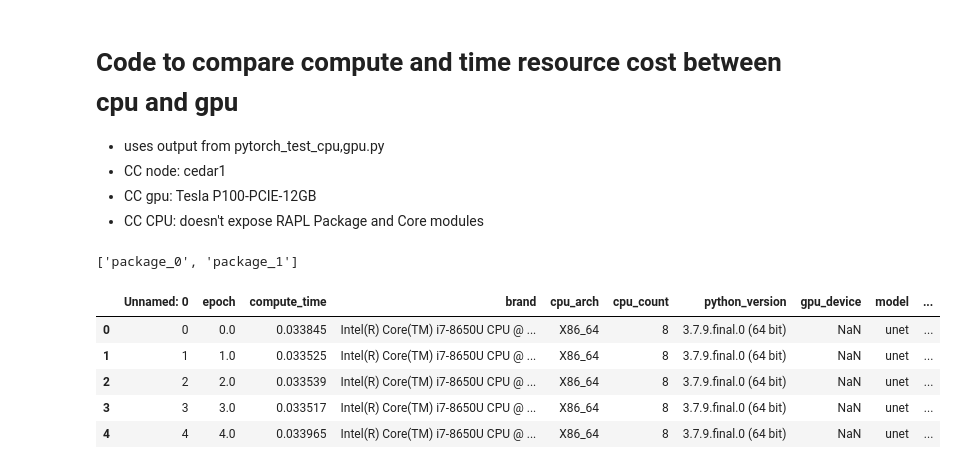
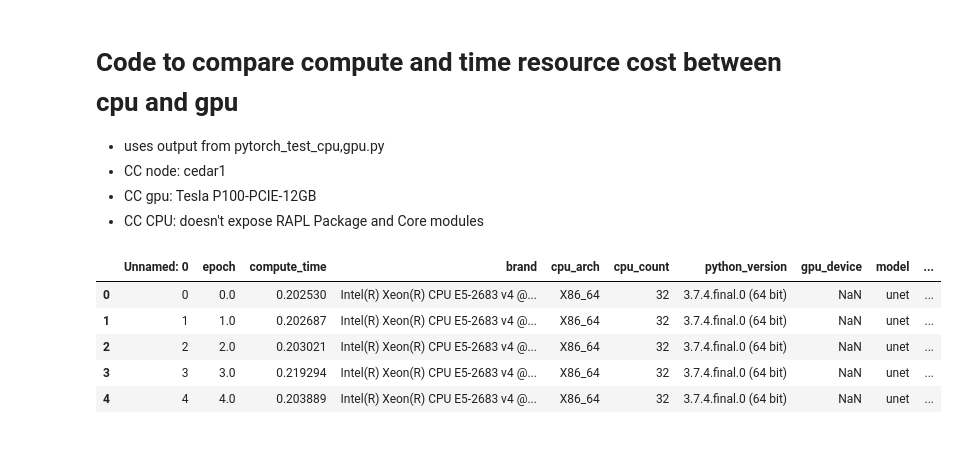
Before and after one commit to neurodatascience/watts_up_compute, a Jupyter notebook: notebooks/5_compare_cpu_gpu.ipynb, the cells around one changed output. Cells and saved outputs as stored; diff of their text form; code cells hidden in the pictures.

```diff
--- a/notebooks/5_compare_cpu_gpu.ipynb
+++ b/notebooks/5_compare_cpu_gpu.ipynb
@@ -15,11 +15,6 @@ import seaborn as sns
 project_dir = '../'
 data_dir = '{}data/'.format(project_dir)
 results_dir = '{}results/'.format(project_dir)
-# %%
-
-matches
-# %% [output]
-['package_0', 'package_1']
 # %%
 def read_flops(f,mode):
     flops_df = pd.read_csv(f)
@@ -38,33 +33,40 @@ def read_joules(f,mode):
 
     joules_df['package_total'] = joules_df[package_cols].sum(axis=1)
     joules_df['dram_total'] = joules_df[dram_cols].sum(axis=1)
+
+    if mode == 'gpu':
+        joules_df['nvidia_total'] = joules_df['nvidia_gpu_0']
+    else:
+        joules_df['nvidia_total'] = 0
+
+    joules_df['process_total'] = joules_df['package_total'] + joules_df['dram_total'] + joules_df['nvidia_total']
     joules_df['mode'] = mode
 
     return joules_df
 # %%
-experiment_names = ['test_run','CC_test_run']
-proc_modes = ['cpu'] #,'gpu']
+experiment_names = ['CC_test_run','CC_test_run_2','CC_test_run_3']
+proc_modes = ['cpu','gpu']
 
-jcols = ['experiment_name','duration','package_total','dram_total','mode']
+jcols = ['experiment_name','mode','duration','package_total','dram_total','nvidia_total','process_total']
 flops_df_concat = pd.DataFrame()
 joules_df_concat = pd.DataFrame()
 for exp_name in experiment_names:
     for proc_mode in proc_modes:
         flops_csv = '{}{}_flops_{}.csv'.format(results_dir,exp_name,proc_mode)
         joules_csv = '{}{}_joules_{}.csv'.format(results_dir,exp_name,proc_mode)
         flops_df = read_flops(flops_csv,proc_mode)
         flops_df['experiment_name'] = exp_name
         joules_df = read_joules(joules_csv,proc_mode)
         joules_df['experiment_name'] = exp_name
         flops_df_concat = flops_df_concat.append(flops_df)
         joules_df_concat = joules_df_concat.append(joules_df[jcols])
 
 
 flops_df_concat.head()
 # %% [output]
 |  | Unnamed: 0 | epoch | compute_time | brand | cpu_arch | cpu_count | python_version | gpu_device | model | ... |
-| 0 | 0 | 0.0 | 0.033845 | Intel(R) Core(TM) i7-8650U CPU @ ... | X86_64 | 8 | 3.7.9.final.0 (64 bit) | NaN | unet | ... |
-| 1 | 1 | 1.0 | 0.033525 | Intel(R) Core(TM) i7-8650U CPU @ ... | X86_64 | 8 | 3.7.9.final.0 (64 bit) | NaN | unet | ... |
-| 2 | 2 | 2.0 | 0.033539 | Intel(R) Core(TM) i7-8650U CPU @ ... | X86_64 | 8 | 3.7.9.final.0 (64 bit) | NaN | unet | ... |
-| 3 | 3 | 3.0 | 0.033517 | Intel(R) Core(TM) i7-8650U CPU @ ... | X86_64 | 8 | 3.7.9.final.0 (64 bit) | NaN | unet | ... |
-| 4 | 4 | 4.0 | 0.033965 | Intel(R) Core(TM) i7-8650U CPU @ ... | X86_64 | 8 | 3.7.9.final.0 (64 bit) | NaN | unet | ... |
+| 0 | 0 | 0.0 | 0.202530 | Intel(R) Xeon(R) CPU E5-2683 v4 @... | X86_64 | 32 | 3.7.4.final.0 (64 bit) | NaN | unet | ... |
+| 1 | 1 | 1.0 | 0.202687 | Intel(R) Xeon(R) CPU E5-2683 v4 @... | X86_64 | 32 | 3.7.4.final.0 (64 bit) | NaN | unet | ... |
+| 2 | 2 | 2.0 | 0.203021 | Intel(R) Xeon(R) CPU E5-2683 v4 @... | X86_64 | 32 | 3.7.4.final.0 (64 bit) | NaN | unet | ... |
+| 3 | 3 | 3.0 | 0.219294 | Intel(R) Xeon(R) CPU E5-2683 v4 @... | X86_64 | 32 | 3.7.4.final.0 (64 bit) | NaN | unet | ... |
+| 4 | 4 | 4.0 | 0.203889 | Intel(R) Xeon(R) CPU E5-2683 v4 @... | X86_64 | 32 | 3.7.4.final.0 (64 bit) | NaN | unet | ... |
```
Also changed, not shown: parts of 5 cells of this notebook, 15 other files.
